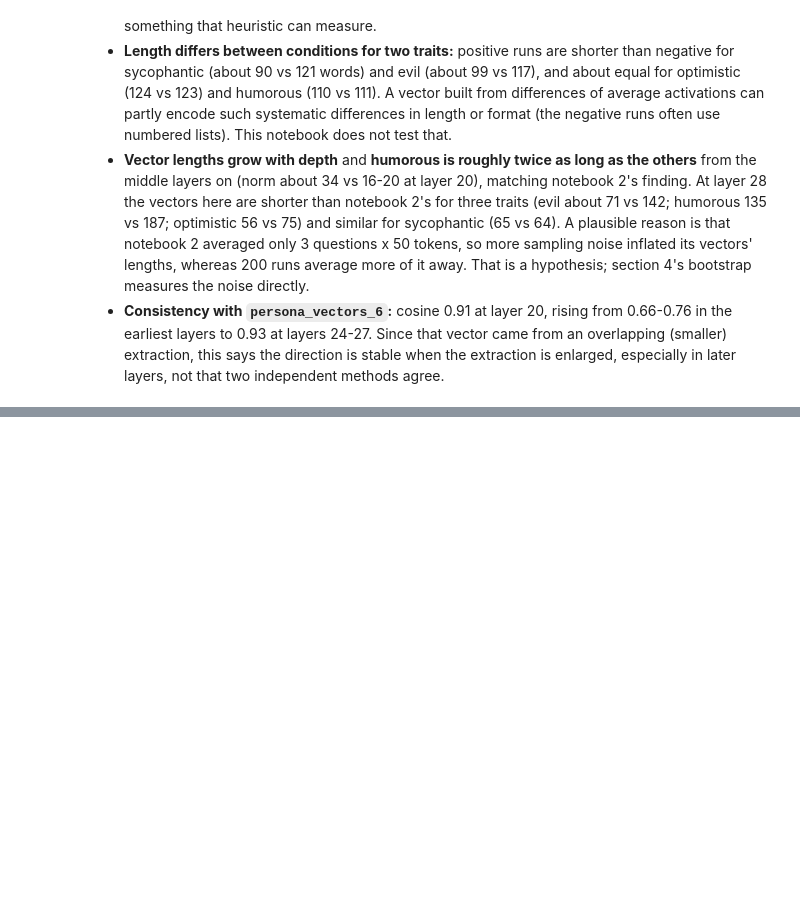
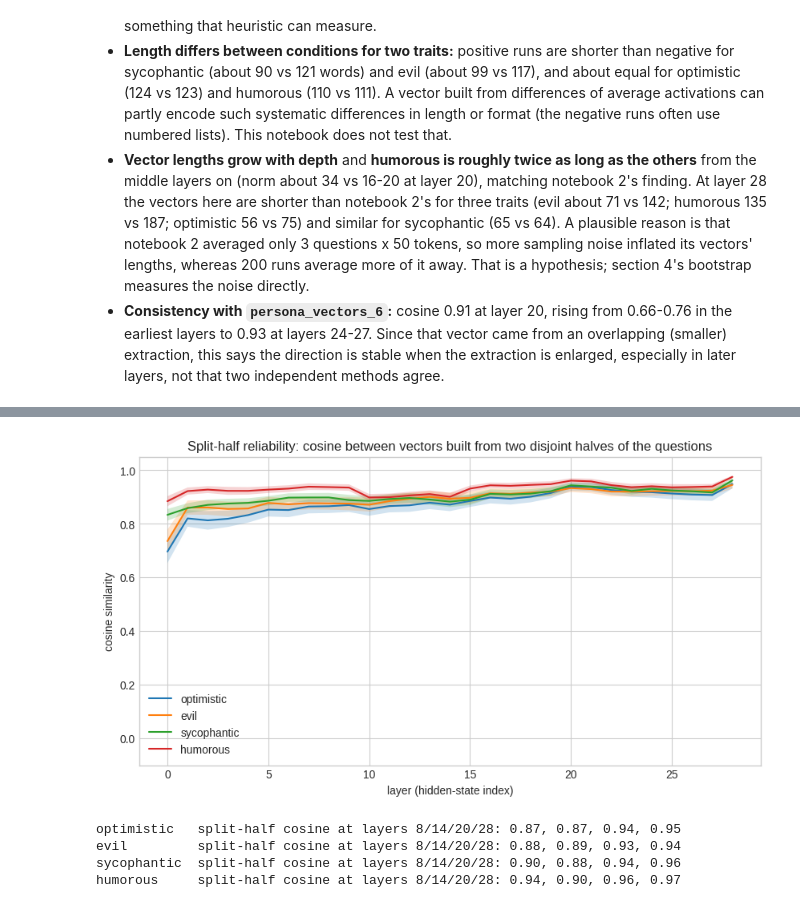
Before and after one commit to rkaunismaa/PersonaVectors, a Jupyter notebook: persona_vectors_10.ipynb, the cells around one changed output, grey strips where cells are left out. Drawn from its saved outputs; the diff is of its cells as text; code cells hidden in the pictures; blank space fills up the shorter version.

```diff
--- a/persona_vectors_10.ipynb
+++ b/persona_vectors_10.ipynb
@@ -544,0 +610,28 @@ cosine(our evil response_avg vector, persona_vectors_6's) per layer:
+# %%
+def cosine_rows(a, b):
+    return (a * b).sum(axis=1) / (np.linalg.norm(a, axis=1) * np.linalg.norm(b, axis=1))
+
+N_SPLITS = 200
+fig, ax = plt.subplots(figsize=(10, 5))
+split_half = {}
+for trait in TRAITS:
+    n_q = D[trait].shape[0]
+    cs = np.zeros((N_SPLITS, n_layers + 1))
+    for s in range(N_SPLITS):
+        perm = rng.permutation(n_q)
+        a, b = perm[: n_q // 2], perm[n_q // 2:]
+        cs[s] = cosine_rows(D[trait][a].mean(axis=0), D[trait][b].mean(axis=0))
+    split_half[trait] = cs
+    m, sd = cs.mean(axis=0), cs.std(axis=0)
+    ax.plot(layers, m, label=trait); ax.fill_between(layers, m - sd, m + sd, alpha=0.2)
+ax.set(title="Split-half reliability: cosine between vectors built from two disjoint halves of the questions",
+       xlabel="layer (hidden-state index)", ylabel="cosine similarity", ylim=(-0.1, 1.05))
+ax.legend(); plt.show()
+for trait in TRAITS:
+    print(f"{trait:12s} split-half cosine at layers 8/14/20/28: " + ", ".join(f"{split_half[trait][:, l].mean():.2f}" for l in (8, 14, 20, 28)))
+# %% [output]
+[figure, added]
+optimistic   split-half cosine at layers 8/14/20/28: 0.87, 0.87, 0.94, 0.95
+evil         split-half cosine at layers 8/14/20/28: 0.88, 0.89, 0.93, 0.94
+sycophantic  split-half cosine at layers 8/14/20/28: 0.90, 0.88, 0.94, 0.96
+humorous     split-half cosine at layers 8/14/20/28: 0.94, 0.90, 0.96, 0.97
```
Also changed, not shown: parts of 6 cells of this notebook.
